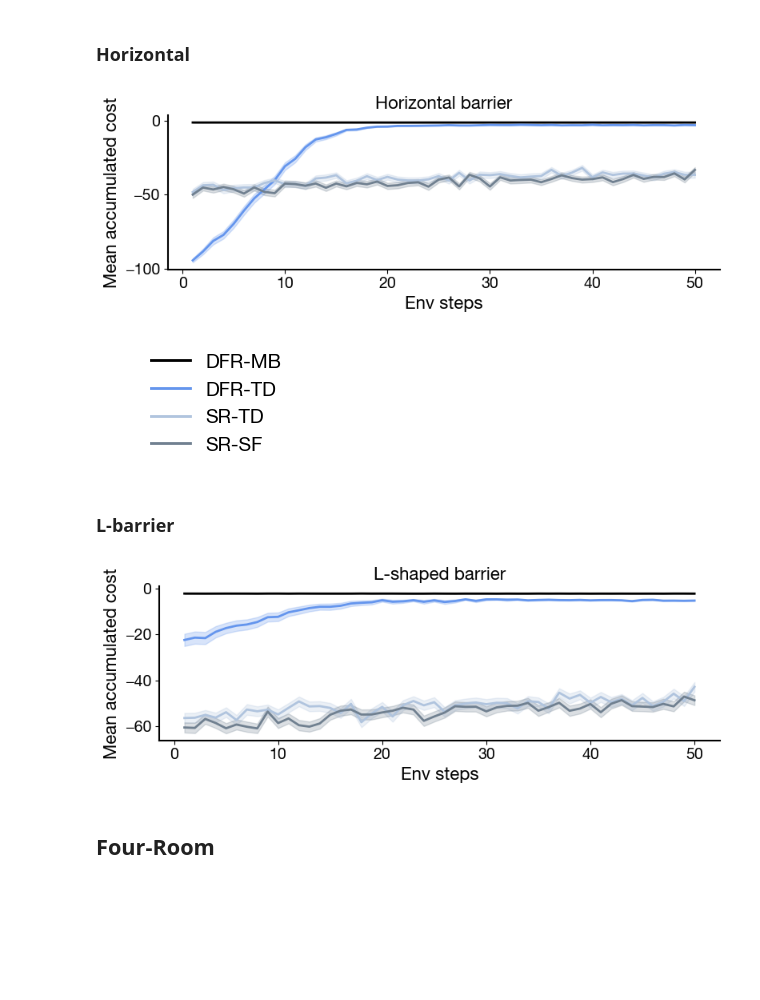
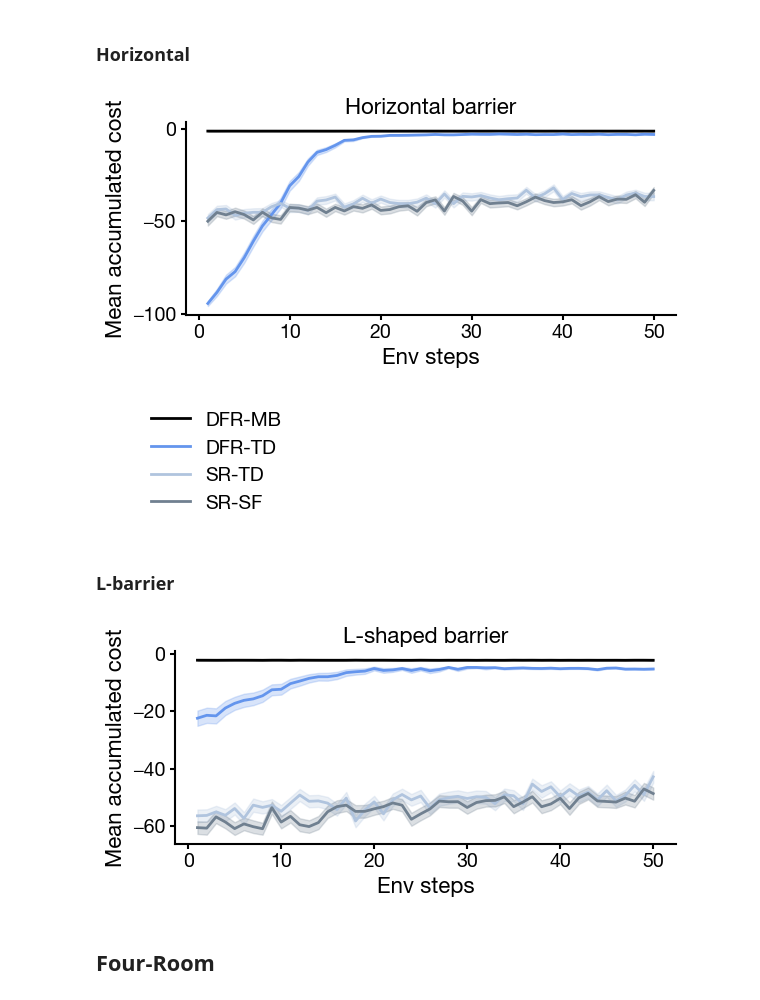
Before and after one commit to arminbazza/Default-Features, a Jupyter notebook: src/make_figs.ipynb, the cells around one changed output. Saved outputs shown, nothing was run; the diff lists cells and outputs as text; code cells hidden in the pictures; blank space fills up the shorter version.

```diff
--- a/src/make_figs.ipynb
+++ b/src/make_figs.ipynb
@@ -417,13 +417,13 @@ plt.rcParams['ytick.major.width'] = 1.5
 # %% [markdown]
 ### Horizontal
 # %%
-save_path = FIG_DIR / 'planning/plan_open_H_highlr.png'
+save_path = FIG_DIR / 'planning/plan_open_H_NEW.png'
 # save_path = None
 
 data = np.load(DATA_DIR / "planning_open" / "horizontal" / "learning_curves_highlr.npz")
 
 steps = data["checkpoint_steps"] / 10000
-fig, ax = plt.subplots(figsize=(8, 3))
+fig, ax = plt.subplots(figsize=(6, 3))
 
 for key, label in MODELS.items():
     raw   = data[key].astype(float)
@@ -435,45 +435,45 @@ for key, label in MODELS.items():
     ax.fill_between(steps, mean - sem, mean + sem,
                     color=COLORS[key], alpha=0.25)
 
 ax.set_xlabel("Env steps", fontsize=16)
 ax.set_ylabel("Mean accumulated cost", fontsize=16)
 ax.set_title("Horizontal barrier", fontsize=16)
 ax.tick_params(labelsize=14)
 ax.spines[["top", "right"]].set_visible(False)
 
 plt.tight_layout()
 
 if save_path is not None:
     plt.savefig(save_path, bbox_inches='tight', dpi=300)
 
 plt.show()
 
 # --- standalone legend ---
 handles, labels = ax.get_legend_handles_labels()
 fig_leg, ax_leg = plt.subplots(figsize=(2.5, 1.4))
 ax_leg.legend(handles, labels, loc="center", framealpha=0.0, fontsize=14)
 ax_leg.axis("off")
 plt.tight_layout()
 
 # save_path = FIG_DIR / 'legend.png'
 save_path = None
 if save_path is not None:
     plt.savefig(save_path, bbox_inches='tight', dpi=300)
 
 plt.show()
 # %% [output]
-[figure, old version]
+[figure, new version]
 [figure]
 # %% [markdown]
 ### L-barrier
 # %%
-save_path = FIG_DIR / 'planning/plan_open_L_highlr.png'
+save_path = FIG_DIR / 'planning/plan_open_L_NEW.png'
 # save_path = None
 
 data = np.load(DATA_DIR / "planning_open" / "angle" / "learning_curves_full_highlr.npz")
 
 steps = data["checkpoint_steps"] / 1000
-fig, ax = plt.subplots(figsize=(8, 3))
+fig, ax = plt.subplots(figsize=(6, 3))
 
 for key, label in MODELS.items():
     raw   = data[key].astype(float)
@@ -498,7 +498,7 @@ if save_path is not None:
 
 plt.show()
 # %% [output]
-[figure, old version]
+[figure, new version]
 # %% [markdown]
 ## Four-Room
 # %% [markdown]
```
Also changed, not shown: parts of 10 cells of this notebook.
